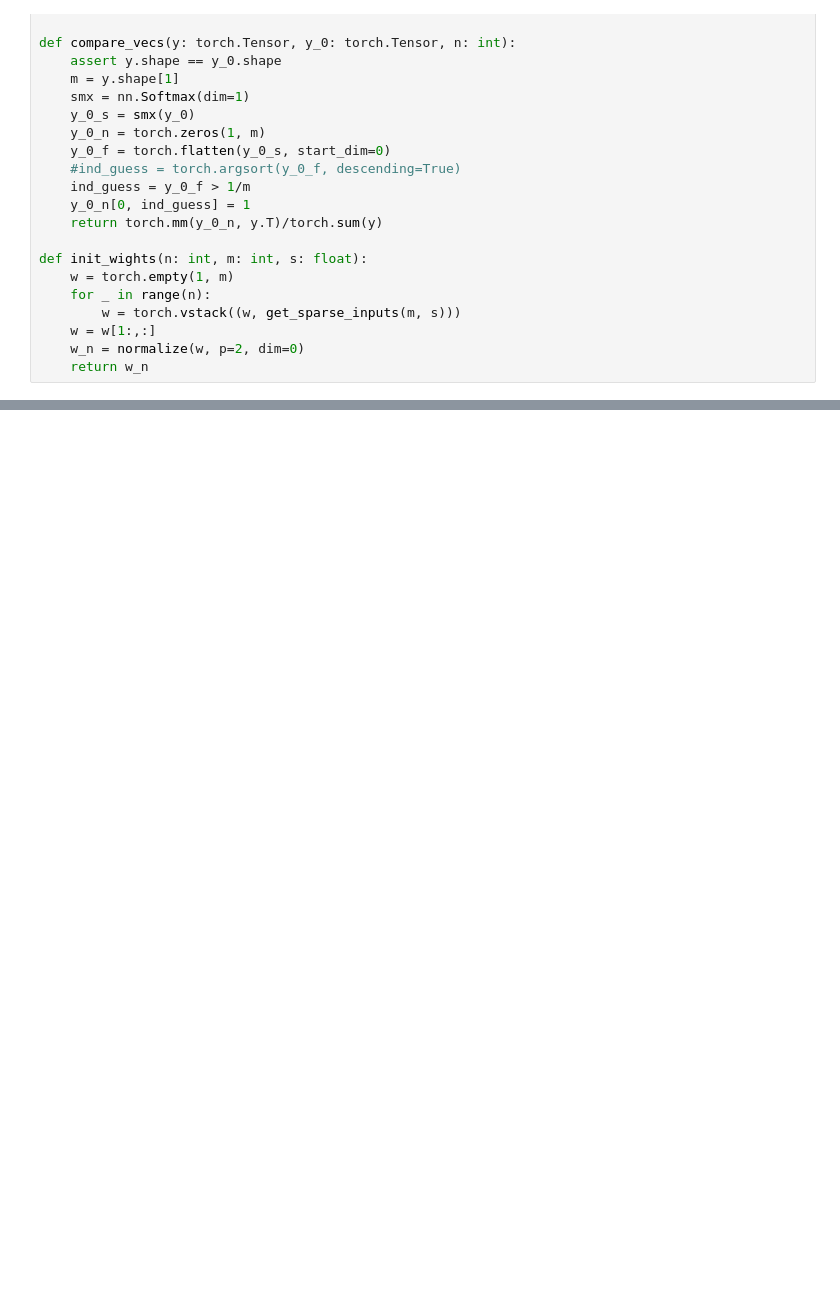
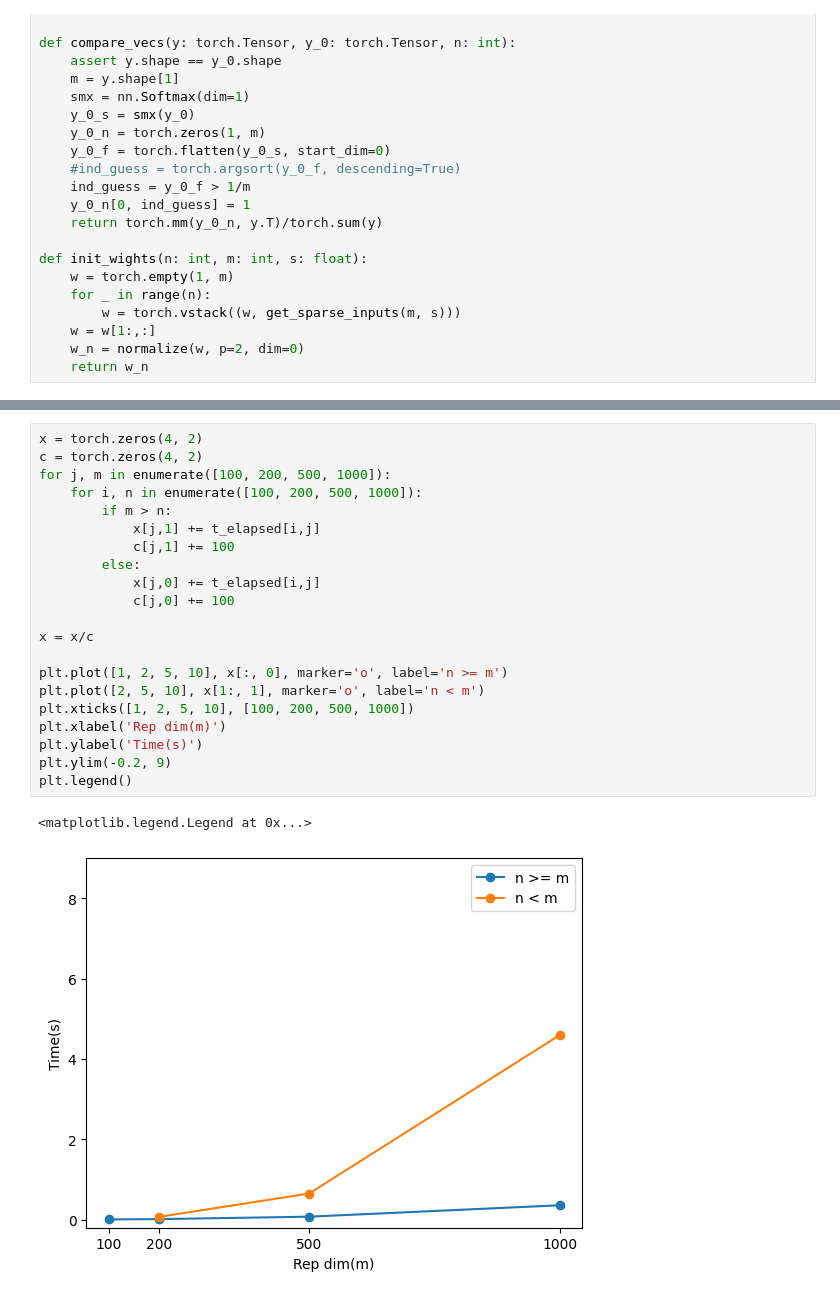
Before and after one commit to wormLove/DCNet, a Jupyter notebook: DCNet_Pytorch.ipynb, the cells around one changed output, grey strips where cells are left out. Saved outputs shown, nothing was run; the diff lists cells and outputs as text; blank space fills up the shorter version.

```diff
--- a/DCNet_Pytorch.ipynb
+++ b/DCNet_Pytorch.ipynb
@@ -608,0 +551,24 @@ dict_keys([1.0, 2.0, 5.0, 10.0, 0.5, 2.5, 0.2, 0.4, 0.1])
+# %%
+x = torch.zeros(4, 2)
+c = torch.zeros(4, 2)
+for j, m in enumerate([100, 200, 500, 1000]):
+    for i, n in enumerate([100, 200, 500, 1000]):
+        if m > n:
+            x[j,1] += t_elapsed[i,j]
+            c[j,1] += 100
+        else:
+            x[j,0] += t_elapsed[i,j]
+            c[j,0] += 100
+
+x = x/c
+
+plt.plot([1, 2, 5, 10], x[:, 0], marker='o', label='n >= m')
+plt.plot([2, 5, 10], x[1:, 1], marker='o', label='n < m')
+plt.xticks([1, 2, 5, 10], [100, 200, 500, 1000])
+plt.xlabel('Rep dim(m)')
+plt.ylabel('Time(s)')
+plt.ylim(-0.2, 9)
+plt.legend()
+# %% [output]
+<matplotlib.legend.Legend at 0x...>
+[figure, added]
```
Also changed, not shown: parts of 21 cells of this notebook.
